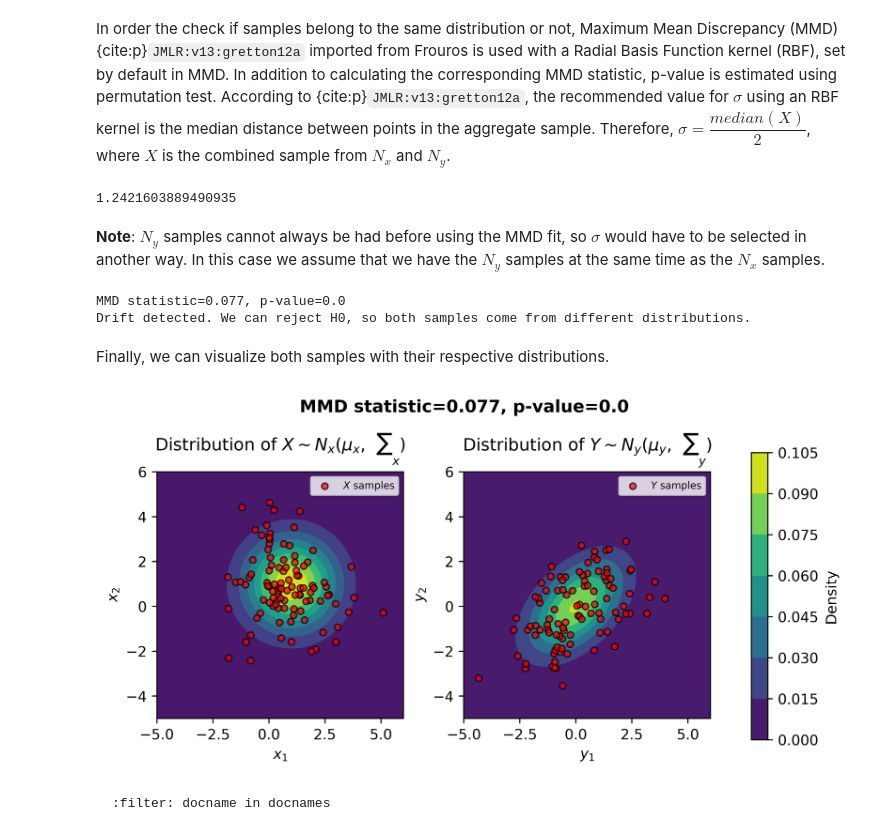
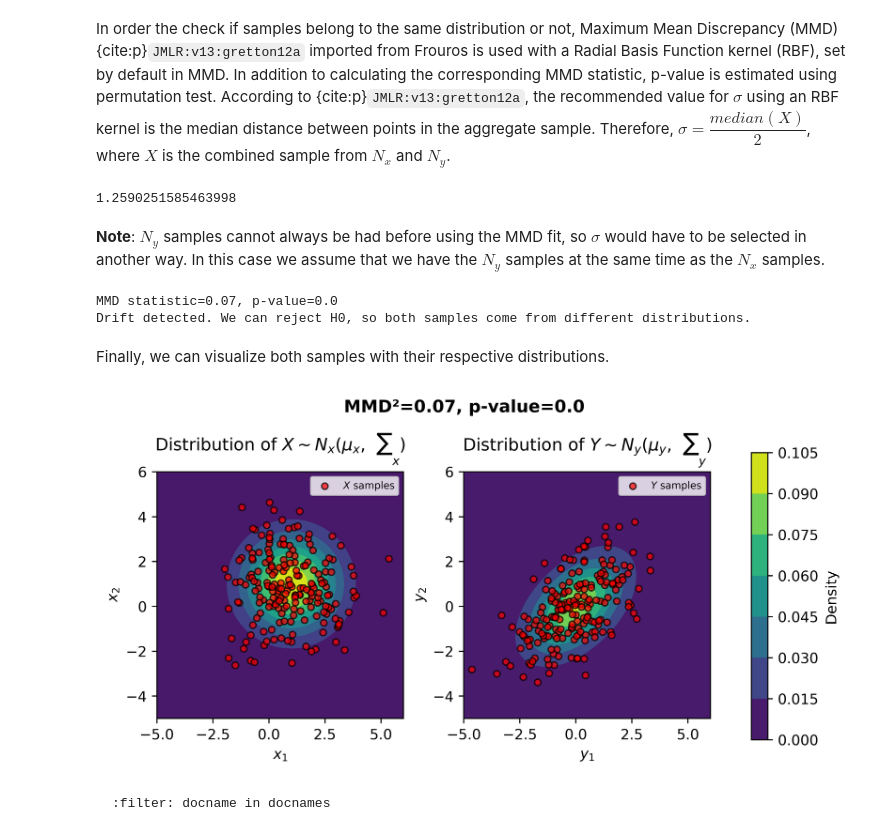
Before and after one commit to IFCA-Advanced-Computing/frouros, a Jupyter notebook: docs/source/examples/data_drift/MMD_simple.ipynb, the cells around one changed output. Saved outputs shown, nothing was run; the diff lists cells and outputs as text; code cells hidden in the pictures.

````diff
--- a/docs/source/examples/data_drift/MMD_simple.ipynb
+++ b/docs/source/examples/data_drift/MMD_simple.ipynb
@@ -63,10 +63,18 @@ Some samples are generated for both distributions. $N_{x}$ samples will be used
 # %%
 np.random.seed(31)
 
-num_samples = 100
+num_samples = 200
 
-X_ref = np.random.multivariate_normal(mean=x_mean, cov=x_cov, size=num_samples)
-X_test = np.random.multivariate_normal(mean=y_mean, cov=y_cov, size=num_samples)
+X_ref = np.random.multivariate_normal(
+    mean=x_mean,
+    cov=x_cov,
+    size=num_samples,
+)
+X_test = np.random.multivariate_normal(
+    mean=y_mean,
+    cov=y_cov,
+    size=num_samples,
+)
 # %% [markdown]
 The Hypothesis Test can be defined as follows:
 
@@ -82,15 +90,29 @@ alpha = 0.01
 In order the check if samples belong to the same distribution or not, Maximum Mean Discrepancy (MMD) {cite:p}`JMLR:v13:gretton12a` imported from Frouros is used with a Radial Basis Function kernel (RBF), set by default in MMD. In addition to calculating the corresponding MMD statistic, p-value is estimated using permutation test.
 According to {cite:p}`JMLR:v13:gretton12a`, the recommended value for $\sigma$ using an RBF kernel is the median distance between points in the aggregate sample. Therefore, $\sigma = \dfrac{median(X)}{2}$, where $X$ is the combined sample from $N_{x}$ and $N_{y}$.
 # %%
-sigma = np.median(pdist(X=np.vstack((X_ref, X_test)), metric="euclidean")) / 2
+sigma = np.median(
+    pdist(
+        X=np.vstack((X_ref, X_test)),
+        metric="euclidean",
+    )) / 2
 sigma
 # %% [output]
-1.2421603889490935
+1.2590251585463998
 # %% [markdown]
 **Note**: $N_{y}$ samples cannot always be had before using the MMD fit, so $\sigma$ would have to be selected in another way. In this case we assume that we have the $N_{y}$ samples at the same time as the $N_{x}$ samples.
 # %%
-detector = MMD(callbacks=[PermutationTestOnBatchData(num_permutations=1000, random_state=31, num_jobs=-1, name="permutation_test", verbose=True)])
-detector.fit(X_ref)
+detector = MMD(
+    callbacks=[
+        PermutationTestOnBatchData(
+            num_permutations=1000,
+            random_state=31,
+            num_jobs=-1,
+            name="permutation_test",
+            verbose=True,
+        ),
+    ],
+)
+detector.fit(X=X_ref)
 mmd, callbacks_log = detector.compare(X=X_test)
 p_value = callbacks_log["permutation_test"]["p_value"]
 # %%
@@ -100,7 +122,7 @@ if p_value < alpha:
 else:
     print("No drift detected. We fail to reject H0, so both samples come from the same distribution.")
 # %% [output]
-MMD statistic=0.077, p-value=0.0
+MMD statistic=0.07, p-value=0.0
 Drift detected. We can reject H0, so both samples come from different distributions.
 # %% [markdown]
 Finally, we can visualize both samples with their respective distributions.
@@ -144,35 +166,35 @@ ax1.set_aspect('equal')
 ax1.scatter(X_ref[:, 0], X_ref[:, 1],
             label="$X$ samples",
             marker=marker,
             facecolor=facecolor,
             edgecolor=edgecolor,
             alpha=alpha,
             s=marker_size)
 ax1.legend(fontsize=7)
 
 CS2 = ax2.contourf(x1, x2, qy_grid)
 ax2.set_title("Distribution of $Y \sim N_{y}(\mu_{y}, \sum_{\qquad y})$", pad=15)
 ax2.set_xlabel('$y_1$')
 ax2.set_ylabel('$y_2$')
 ax2.set_aspect('equal')
 ax2.scatter(X_test[:, 0], X_test[:, 1],
             label="$Y$ samples",
             marker=marker,
             facecolor=facecolor,
             edgecolor=edgecolor,
             alpha=alpha,
             s=marker_size)
 ax2.legend(fontsize=7)
 
 fig.subplots_adjust(right=0.8,
                     wspace=0.245)
 cbar_ax = fig.add_axes([0.85, 0.15, 0.02, 0.7])
 cbar = fig.colorbar(CS2, cax=cbar_ax)
 cbar.ax.set_ylabel('Density')
-plt.suptitle(f"MMD statistic={round(mmd.distance, 3)}, p-value={round(p_value, 3)}", y=0.98, fontweight="bold")
+plt.suptitle(f"MMD²={round(mmd.distance, 3)}, p-value={round(p_value, 3)}", y=0.98, fontweight="bold")
 plt.show()
 # %% [output]
-[figure, old version]
+[figure, new version]
 # %% [markdown]
 ```{bibliography}
 :filter: docname in docnames
````
